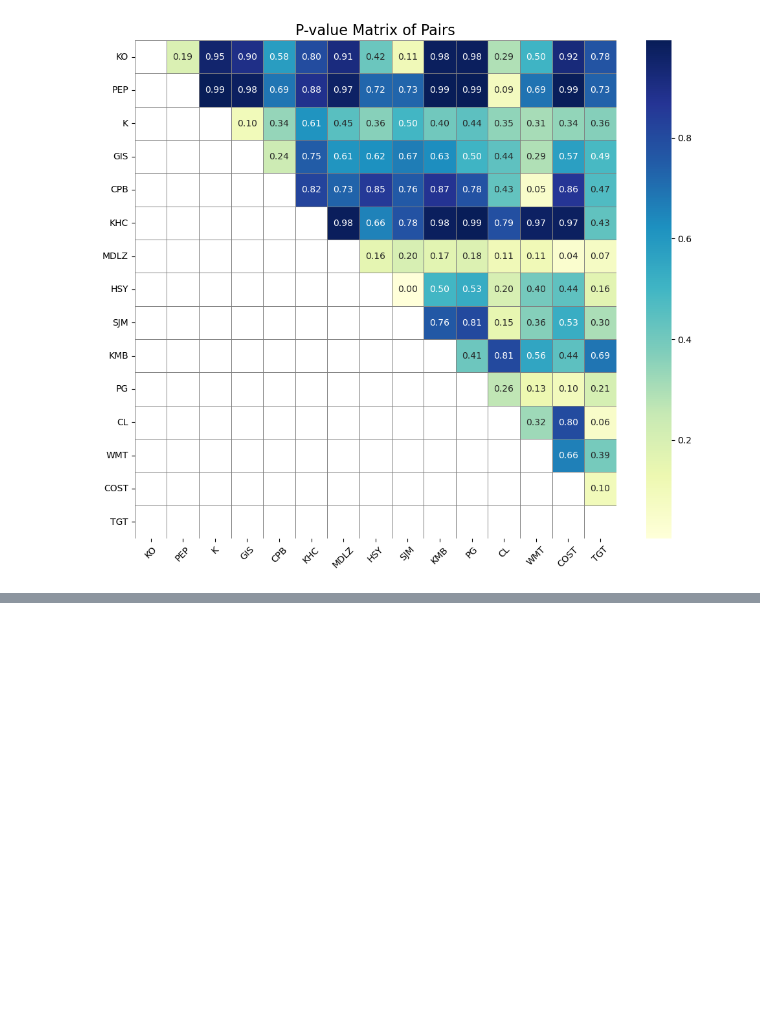
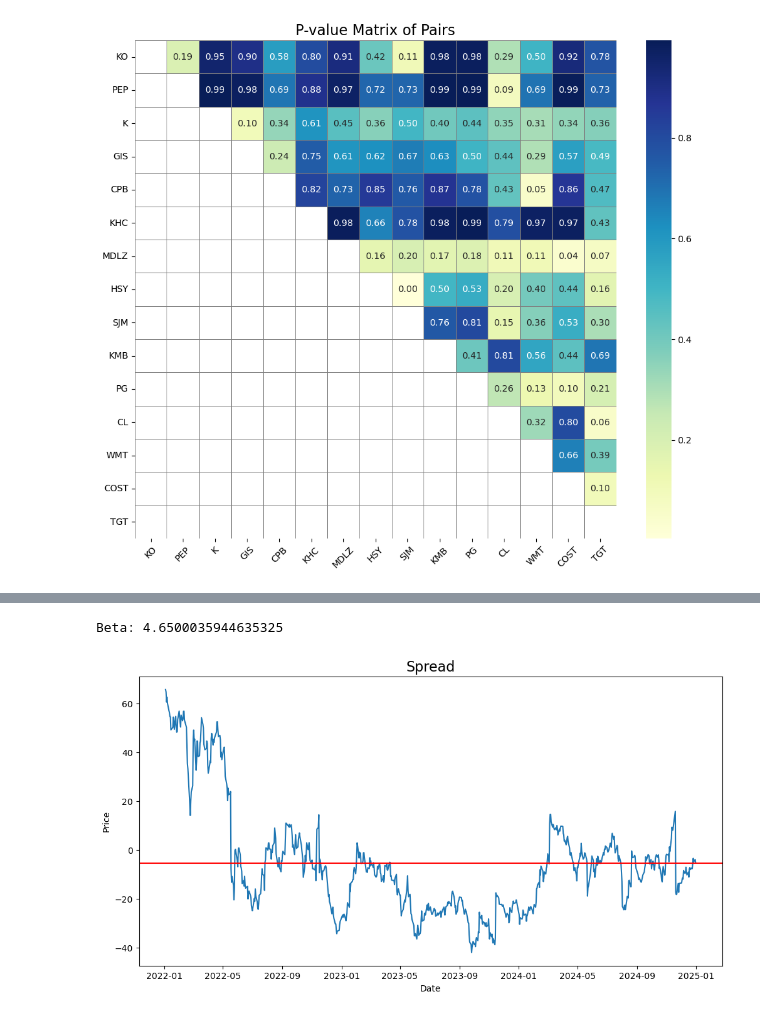
Before and after one commit to robert-zhang28/Pairs-Trading-Strategy, a Jupyter notebook: pairs.ipynb, the cells around one changed output, grey strips where cells are left out. Cells and saved outputs as stored; diff of their text form; code cells hidden in the pictures; blank space fills up the shorter version.

Commit message:
plotted spreads

```diff
--- a/pairs.ipynb
+++ b/pairs.ipynb
@@ -131,0 +165,25 @@ p-value = 0.28594493788120456 The series KO is likely non-stationary.
+# %%
+# calculate the spread for two securities
+# TODO: possibly plot ratios
+
+X = prices['KHC']
+Y = prices['TGT']
+
+X = sm.add_constant(X)
+model = sm.OLS(Y, X).fit()
+X = X['KHC']
+beta = model.params['KHC']
+
+print("Beta:", beta)
+
+spread = Y - beta * X
+plt.figure(figsize=(12,6))
+plt.plot(spread)
+plt.title("Spread", fontsize=16)
+plt.xlabel("Date")
+plt.ylabel("Price")
+plt.axhline(spread.mean(), color = 'red')
+plt.show()
+# %% [output]
+Beta: 4.6500035944635325
+[figure, added]
```
Also changed, not shown: parts of 4 cells of this notebook.
